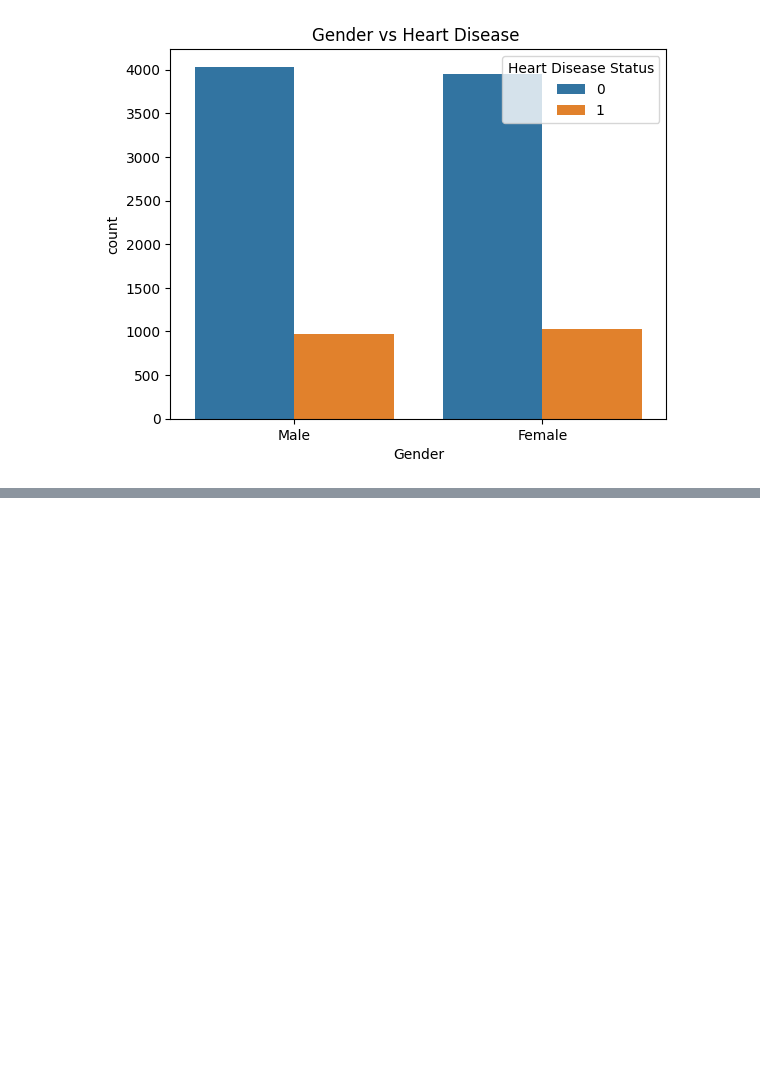
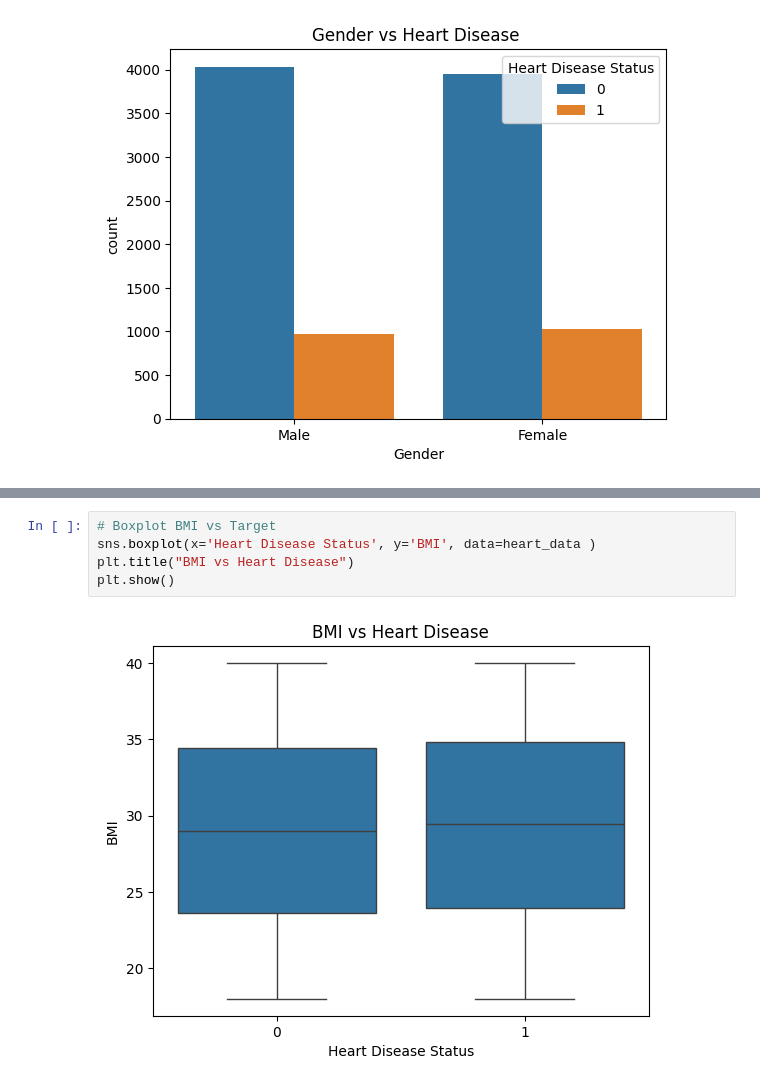
Before and after one commit to chighislian/heart_disease_predict, a Jupyter notebook: heart_disease_prediction.ipynb, the cells around one changed output, grey strips where cells are left out. Drawn from its saved outputs; the diff is of its cells as text; blank space fills up the shorter version.

```diff
--- a/heart_disease_prediction.ipynb
+++ b/heart_disease_prediction.ipynb
@@ -159,0 +188,7 @@ plt.show()
+# %%
+# Boxplot BMI vs Target
+sns.boxplot(x='Heart Disease Status', y='BMI', data=heart_data )
+plt.title("BMI vs Heart Disease")
+plt.show()
+# %% [output]
+[figure, added]
```
Also changed, not shown: parts of 7 cells of this notebook, 1 other file.
